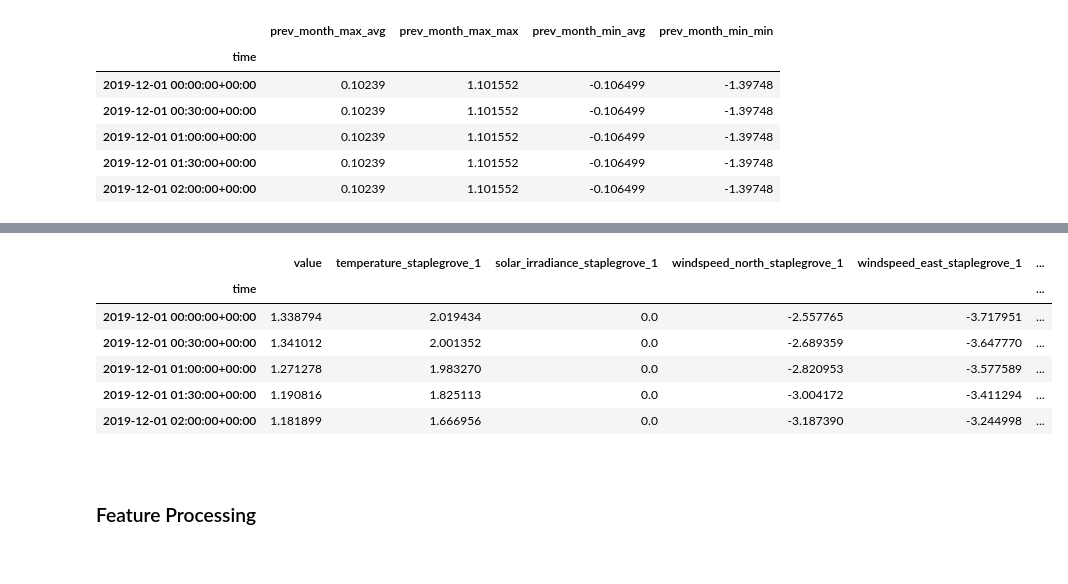
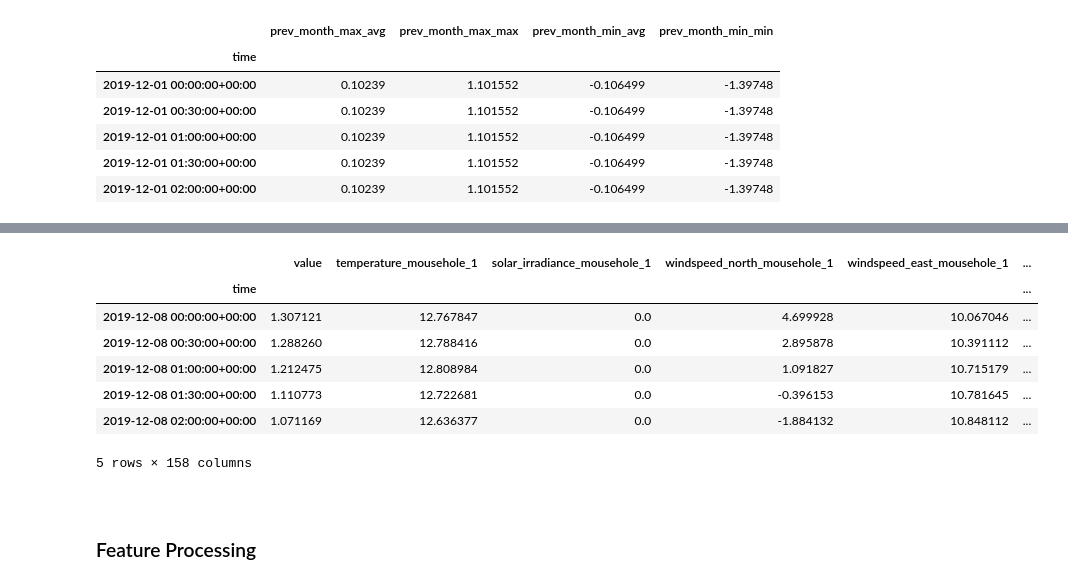
Before and after one commit to AyrtonB/WPD-Hackathon, a Jupyter notebook: nbs/03a-feature-generation.ipynb, the cells around one changed output, grey strips where cells are left out. Drawn from its saved outputs; the diff is of its cells as text; code cells hidden in the pictures.

```diff
--- a/nbs/03a-feature-generation.ipynb
+++ b/nbs/03a-feature-generation.ipynb
@@ -19,7 +20,7 @@ import matplotlib.pyplot as plt
 # %%
 data_dir = '../data'
 sites = ['staplegrove']
-grid_points = [1]
+grid_points = None
 
 df_features, df_target = data.construct_baseline_features_target_dfs(data_dir, weather_grid_points=grid_points, weather_sites=sites)
 
@@ -184,0 +290,4 @@ df_hcdh_factor['hcdh_staplegrove_1'].resample('d').max().plot(linewidth=1)
+# %%
+df_combined_feature_stats = create_demand_stat_features(df_features)
+
+df_combined_feature_stats.head()
@@ -208,11 +404,3 @@ df_prev_month_stats.head()
 | 2019-12-01 01:00:00+00:00 | 0.10239 | 1.101552 | -0.106499 | -1.39748 |
 | 2019-12-01 01:30:00+00:00 | 0.10239 | 1.101552 | -0.106499 | -1.39748 |
 | 2019-12-01 02:00:00+00:00 | 0.10239 | 1.101552 | -0.106499 | -1.39748 |
-# %%
-#exports
-def create_lagged_df(df_features: pd.DataFrame):
-    df_lagged = pd.DataFrame({
-        'value_lagged_1': df_features['value'].shift().bfill()
-    })
-
-    return df_lagged
@@ -231,10 +501,25 @@ create_lagged_df(df_features).head()
 def create_additional_features(
     df_features: pd.DataFrame,
     df_target: pd.DataFrame=None,
-    features: list=['temporal', 'dir_speed', 'hcdh', 'prev_month_stats', 'lagged'],
+    features: list=['temporal', 'dir_speed', 'hcdh', 'prev_month_stats', 'lagged', 'solar', 'demand', 'ts_pcs', 'roc'],
     sites: list=['staplegrove'],
-    grid_points: type(None)=None
+    grid_points: type(None)=[1],
+    feature_lags: dict={
+        'value': [1, 2, 3, 4, 5, 6, 48, 96, 336],
+        'solar_irradiance_staplegrove_1': [1, 2],
+        'temperature_staplegrove_1': [1, 2],
+    },
+    roc_features: dict={
+        'value': 3
+    }
 ):
+    if 'solar' in features:
+        df_solar = create_solar_features(df_features, sites=sites, grid_points=grid_points)
+        df_features = df_features.merge(df_solar, left_index=True, right_index=True)
+
+    if 'demand' in features:
+        df_features = df_features.merge(create_demand_stat_features(df_features), left_index=True, right_index=True)
+
     if 'temporal' in features:
         df_features = df_features.merge(create_temporal_features(df_features), left_index=True, right_index=True)
 
@@ -246,28 +531,39 @@ def create_additional_features(
         df_hcdh = iterate_feature_gen_over_site_gridpoints(df_features, create_hcdh_features, sites, grid_points)
         df_features = df_features.merge(df_hcdh, left_index=True, right_index=True)
 
+    if 'ts_pcs' in features:
+        df_features = df_features.merge(creat_demand_ts_pcs(df_features), left_index=True, right_index=True)
+
     if 'prev_month_stats' in features:
         assert df_target is not None
         df_features = df_features.merge(create_prev_month_stats_df(df_features, df_target), left_index=True, right_index=True)
 
     if 'lagged' in features:
-        df_features = df_features.merge(create_lagged_df(df_features), left_index=True, right_index=True)
+        df_features = df_features.merge(create_lagged_df(df_features, feature_lags), left_index=True, right_index=True)
+
+    if 'roc' in features:
+        df_features = df_features.merge(create_rate_of_change_features(df_features, roc_features), left_index=True, right_index=True)
 
     df_features = df_features.dropna()
 
     return df_features
 # %%
+sites = ['staplegrove', 'mousehole']
+grid_points = None
+
+df_features, df_target = data.construct_baseline_features_target_dfs(data_dir, weather_grid_points=grid_points, weather_sites=sites)
 df_features = create_additional_features(df_features, df_target)
 
 df_features.head()
 # %% [output]
-|  | value | temperature_staplegrove_1 | solar_irradiance_staplegrove_1 | windspeed_north_staplegrove_1 | windspeed_east_staplegrove_1 | ... |
+|  | value | temperature_mousehole_1 | solar_irradiance_mousehole_1 | windspeed_north_mousehole_1 | windspeed_east_mousehole_1 | ... |
 | time |  |  |  |  |  | ... |
-| 2019-12-01 00:00:00+00:00 | 1.338794 | 2.019434 | 0.0 | -2.557765 | -3.717951 | ... |
-| 2019-12-01 00:30:00+00:00 | 1.341012 | 2.001352 | 0.0 | -2.689359 | -3.647770 | ... |
-| 2019-12-01 01:00:00+00:00 | 1.271278 | 1.983270 | 0.0 | -2.820953 | -3.577589 | ... |
-| 2019-12-01 01:30:00+00:00 | 1.190816 | 1.825113 | 0.0 | -3.004172 | -3.411294 | ... |
-| 2019-12-01 02:00:00+00:00 | 1.181899 | 1.666956 | 0.0 | -3.187390 | -3.244998 | ... |
+| 2019-12-08 00:00:00+00:00 | 1.307121 | 12.767847 | 0.0 | 4.699928 | 10.067046 | ... |
+| 2019-12-08 00:30:00+00:00 | 1.288260 | 12.788416 | 0.0 | 2.895878 | 10.391112 | ... |
+| 2019-12-08 01:00:00+00:00 | 1.212475 | 12.808984 | 0.0 | 1.091827 | 10.715179 | ... |
+| 2019-12-08 01:30:00+00:00 | 1.110773 | 12.722681 | 0.0 | -0.396153 | 10.781645 | ... |
+| 2019-12-08 02:00:00+00:00 | 1.071169 | 12.636377 | 0.0 | -1.884132 | 10.848112 | ... |
+5 rows × 158 columns
 # %% [markdown]
 <br>
 
```
Also changed, not shown: parts of 19 cells of this notebook, 14 other files.
